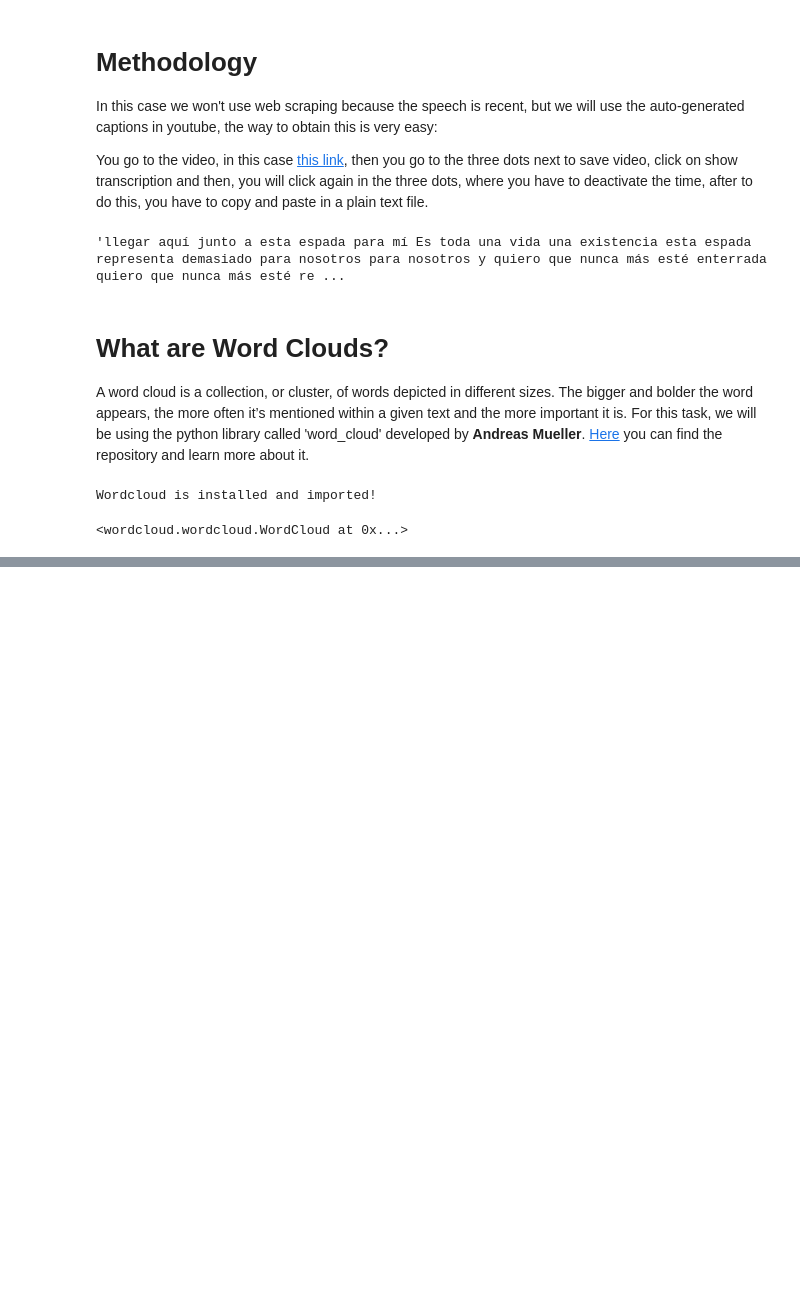
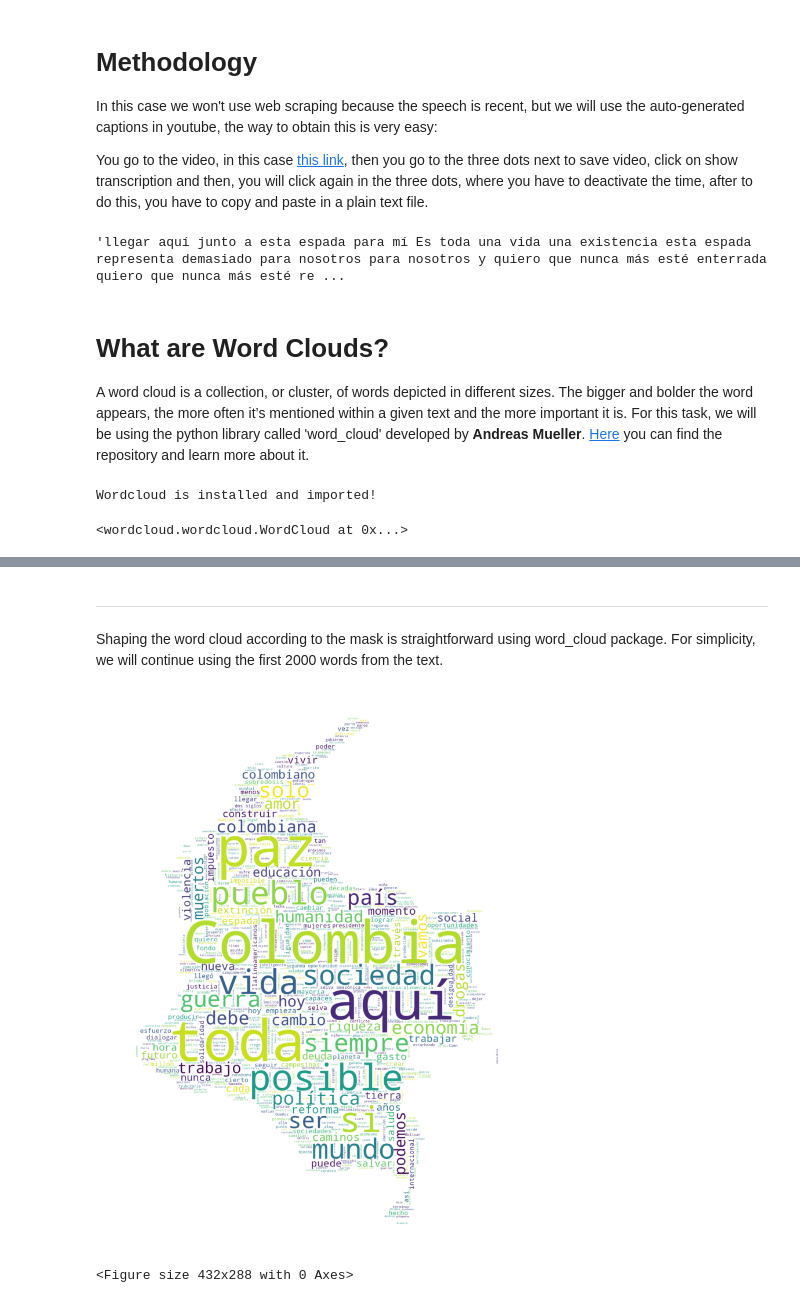
Before and after one commit to diego-aaa-uis/colombianPresidentWordCloud, a Jupyter notebook: colombianPresidentWordCloud.ipynb, the cells around one changed output, grey strips where cells are left out. Drawn from its saved outputs; the diff is of its cells as text; code cells hidden in the pictures; blank space fills up the shorter version.

```diff
--- a/colombianPresidentWordCloud.ipynb
+++ b/colombianPresidentWordCloud.ipynb
@@ -92,0 +115,13 @@ plt.show()
+# %% [markdown]
+---
+# %% [markdown]
+Shaping the word cloud according to the mask is straightforward using word_cloud package. For simplicity, we will continue using the first 2000 words from the text.
+# %%
+# instantiate a word cloud object
+petro_wc = WordCloud(background_color='white', max_words=7000, mask=co_mask, stopwords=stop_words)
+
+# generate the word cloud
+petro_wc.generate(data)
+# %% [output]
+[figure, added]
+<Figure size 432x288 with 0 Axes>
```
Also changed, not shown: parts of 8 cells of this notebook, 2 other files.
